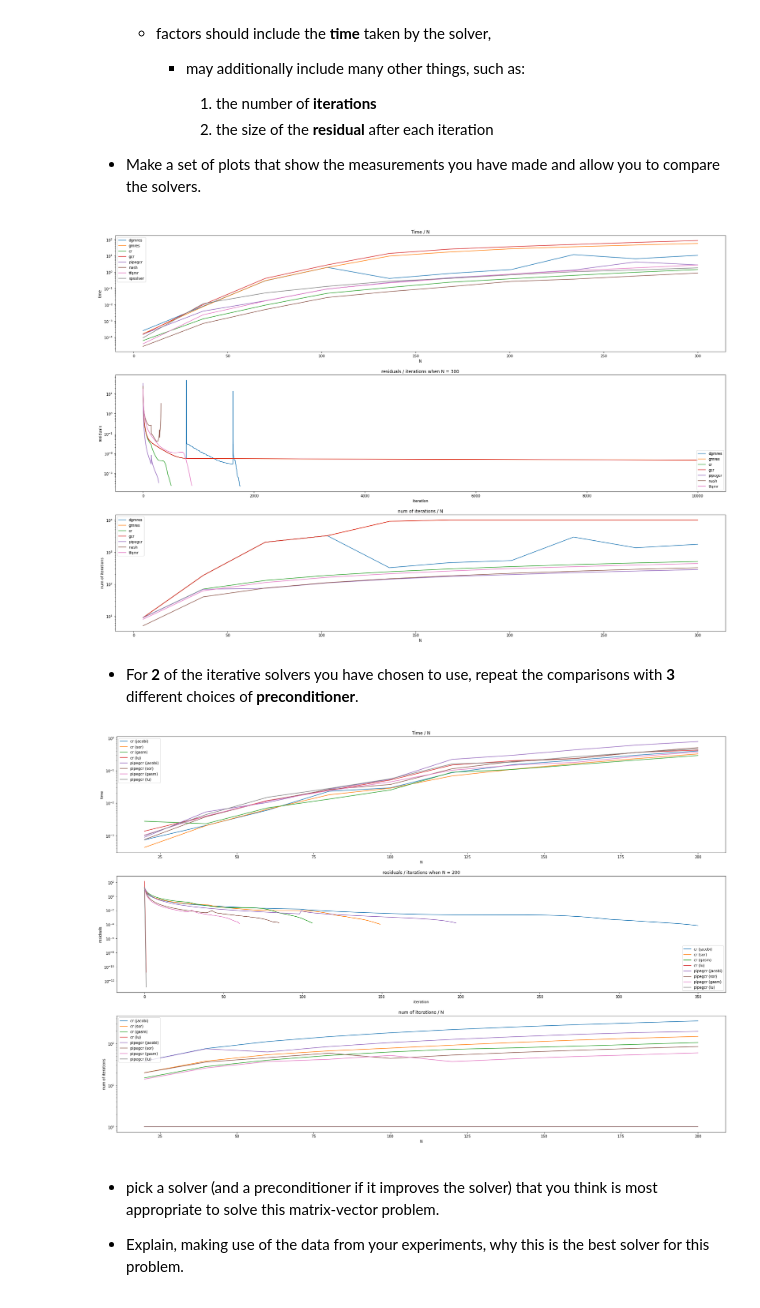
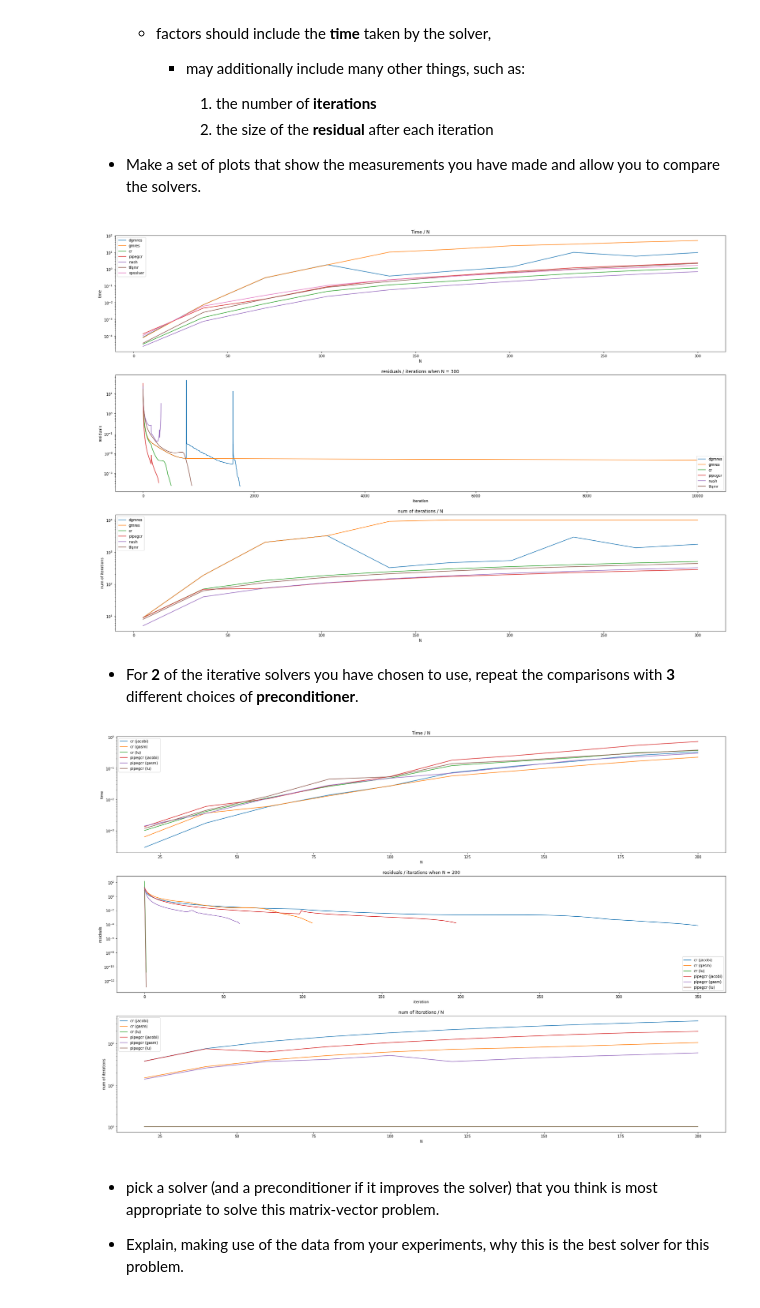
Before and after one commit to YRYoung/HPC, a Jupyter notebook: Assigenment/Assignment_4.ipynb, the cells around one changed output. Cells and saved outputs as stored; diff of their text form; code cells hidden in the pictures.

```diff
--- a/Assigenment/Assignment_4.ipynb
+++ b/Assigenment/Assignment_4.ipynb
@@ -221,7 +221,7 @@ class Solver:
             self.iterations += [ksp.getIterationNumber()]
         if save_solutions:
             self.solutions += [x.array.reshape((N - 1, N - 1))]
-            self.solutions = self.solutions.T
+
             if save_errors:
                 self.errors += [calculate_error(self.solutions[-1], N)]
 
@@ -244,7 +244,7 @@ Ns = np.linspace(5, 300, 10, dtype=np.int32)
 
 
 def test_solvers():
-    PET_solvers = [Solver(name) for name in ['dgmres', 'gmres', 'cr', 'gcr', 'pipegcr', 'nash', 'tfqmr']]
+    PET_solvers = [Solver(name) for name in ['dgmres', 'gmres', 'cr', 'pipegcr', 'nash', 'tfqmr']]
     sp = Solver('spsolver')
     for N in tqdm(Ns):
         A = generate_A(N)
@@ -299,7 +299,7 @@ def test_solvers():
 
 test_solvers()
 # %% [output]
-[figure, old version]
+[figure, new version]
 # %% [markdown]
 * For **2** of the iterative solvers you have chosen to use, repeat the comparisons with **3** different choices of **preconditioner**.
 # %%
@@ -310,7 +310,7 @@ def test_PC():
     PET_solvers = []
 
     for name in ['cr', 'pipegcr']:
-        for PC in ['jacobi', 'sor', 'gasm', 'lu']:
+        for PC in ['jacobi',  'gasm', 'lu']:
             solver = Solver(name)
             solver.PC = PC
             PET_solvers += [solver]
@@ -334,34 +334,34 @@ def test_PC():
     plt.ylabel('time')
     plt.xlabel('N')
 
     plt.subplot(3, 1, 2)
     ps = []
     for i, sv in enumerate(PET_solvers):
         p0, = plt.semilogy(sv.residuals[-1])
         ps += [p0]
 
     plt.legend(ps, ['{} ({})'.format(sv.name, sv.PC) for sv in PET_solvers], loc='lower right')
     plt.title('residuals / iterations when N = {}'.format(Ns[-1]))
     plt.ylabel("residuals")
     plt.xlabel('iteration')
 
     plt.subplot(3, 1, 3)
     ps = []
     for i, sv in enumerate(PET_solvers):
         p0, = plt.semilogy(Ns, sv.iterations)
         ps += [p0]
 
     plt.legend(ps, ['{} ({})'.format(sv.name, sv.PC) for sv in PET_solvers], loc='upper left')
     plt.title('num of iterations / N')
     plt.ylabel("num of iterations")
     plt.xlabel('N')
 
     plt.show()
 
 
 test_PC()
 # %% [output]
-[figure, old version]
+[figure, new version]
 # %% [markdown]
 * pick a solver (and a preconditioner if it improves the solver) that you think is most appropriate to solve this matrix-vector problem.
 
```
Also changed, not shown: parts of 6 cells of this notebook.
